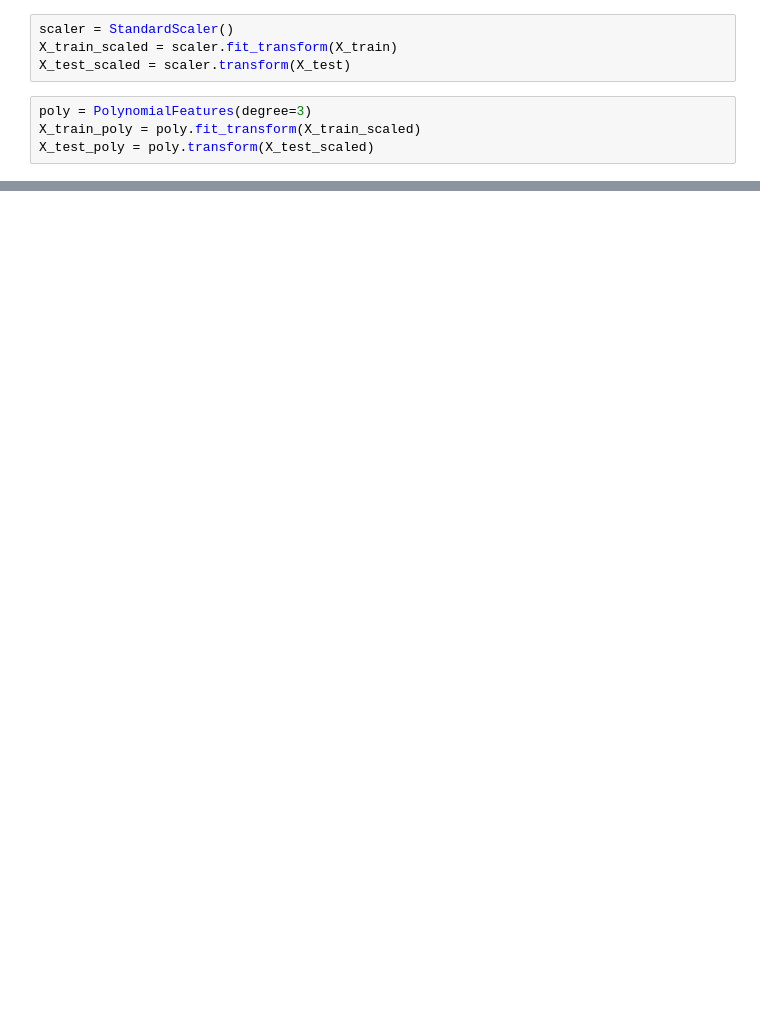
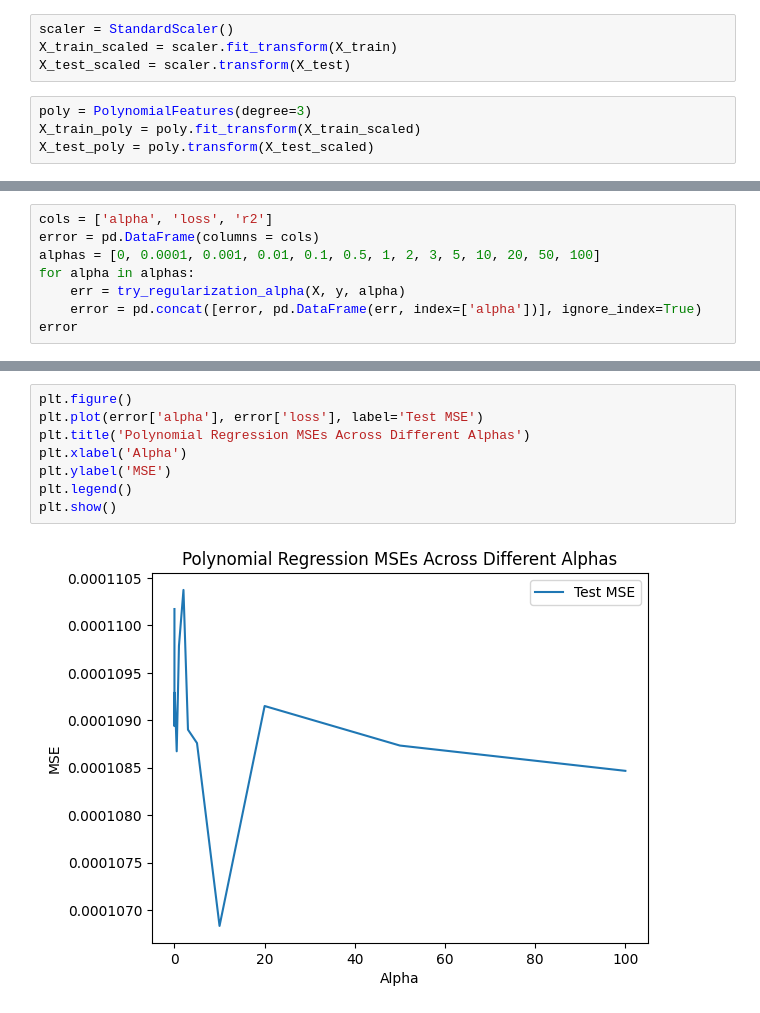
Before and after one commit to NickyDCFP/Machine-Learning-4563-Final-Project, a Jupyter notebook: polyreg.ipynb, the cells around one changed output, grey strips where cells are left out. Saved outputs shown, nothing was run; the diff lists cells and outputs as text; blank space fills up the shorter version.

```diff
--- a/polyreg.ipynb
+++ b/polyreg.ipynb
@@ -102,0 +134,8 @@ def try_test_size(X, y, test_size):
+# %%
+cols = ['alpha', 'loss', 'r2']
+error = pd.DataFrame(columns = cols)
+alphas = [0, 0.0001, 0.001, 0.01, 0.1, 0.5, 1, 2, 3, 5, 10, 20, 50, 100]
+for alpha in alphas:
+    err = try_regularization_alpha(X, y, alpha)
+    error = pd.concat([error, pd.DataFrame(err, index=['alpha'])], ignore_index=True)
+error
@@ -102,0 +158,10 @@ def try_test_size(X, y, test_size):
+# %%
+plt.figure()
+plt.plot(error['alpha'], error['loss'], label='Test MSE')
+plt.title('Polynomial Regression MSEs Across Different Alphas')
+plt.xlabel('Alpha')
+plt.ylabel('MSE')
+plt.legend()
+plt.show()
+# %% [output]
+[figure, added]
```
Also changed, not shown: parts of 10 cells of this notebook, 1 other file.
